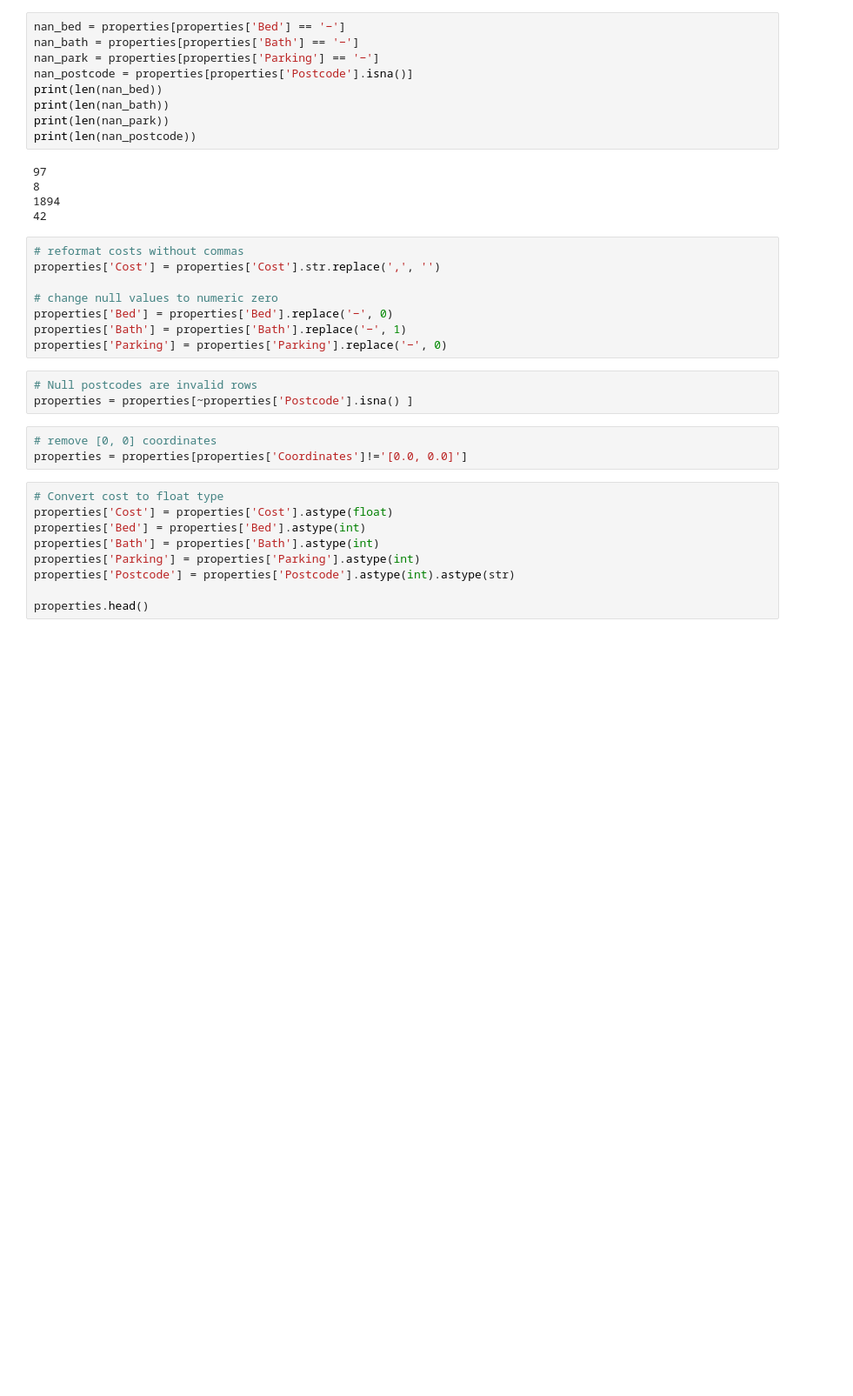
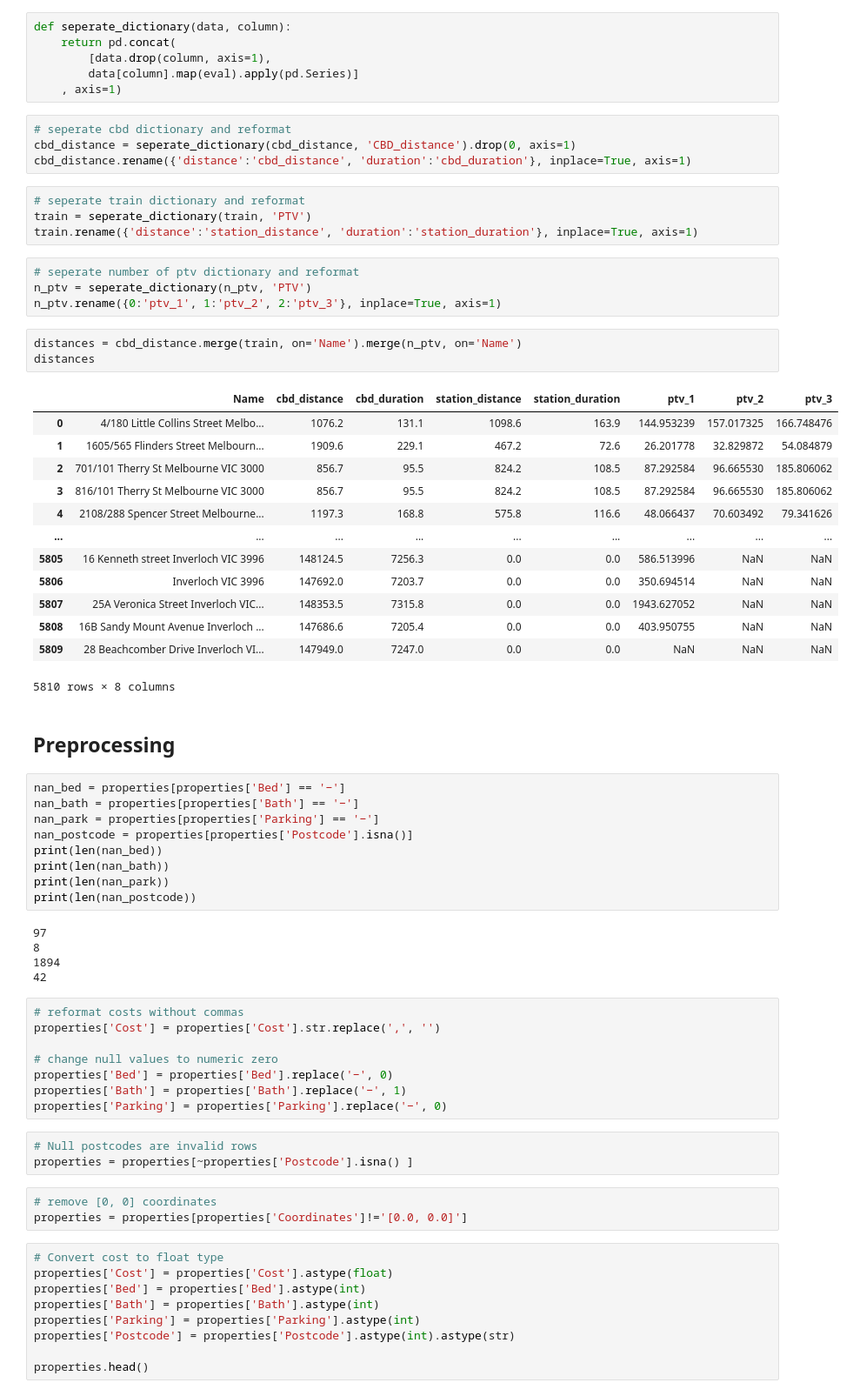
Before and after one commit to MAST30034-Applied-Data-Science/generic-real-estate-consulting-project-group-42, a Jupyter notebook: notebooks/preprocessing_properties.ipynb, the cells around one changed output. Shown: that part at 87% size. Drawn from its saved outputs; the diff is of its cells as text; blank space fills up the shorter version.

Commit message:
Merge distance datasets.

```diff
--- a/notebooks/preprocessing_properties.ipynb
+++ b/notebooks/preprocessing_properties.ipynb
@@ -20,3 +29,40 @@ properties.head()
+# %%
+def seperate_dictionary(data, column):
+    return pd.concat(
+        [data.drop(column, axis=1),
+        data[column].map(eval).apply(pd.Series)]
+    , axis=1)
+# %%
+# seperate cbd dictionary and reformat
+cbd_distance = seperate_dictionary(cbd_distance, 'CBD_distance').drop(0, axis=1)
+cbd_distance.rename({'distance':'cbd_distance', 'duration':'cbd_duration'}, inplace=True, axis=1)
+# %%
+# seperate train dictionary and reformat
+train = seperate_dictionary(train, 'PTV')
+train.rename({'distance':'station_distance', 'duration':'station_duration'}, inplace=True, axis=1)
+# %%
+# seperate number of ptv dictionary and reformat
+n_ptv = seperate_dictionary(n_ptv, 'PTV')
+n_ptv.rename({0:'ptv_1', 1:'ptv_2', 2:'ptv_3'}, inplace=True, axis=1)
+# %%
+distances = cbd_distance.merge(train, on='Name').merge(n_ptv, on='Name')
+distances
+# %% [output]
+|  | Name | cbd_distance | cbd_duration | station_distance | station_duration | ptv_1 | ptv_2 | ptv_3 |
+| 0 | 4/180 Little Collins Street Melbo... | 1076.2 | 131.1 | 1098.6 | 163.9 | 144.953239 | 157.017325 | 166.748476 |
+| 1 | 1605/565 Flinders Street Melbourn... | 1909.6 | 229.1 | 467.2 | 72.6 | 26.201778 | 32.829872 | 54.084879 |
+| 2 | 701/101 Therry St Melbourne VIC 3000 | 856.7 | 95.5 | 824.2 | 108.5 | 87.292584 | 96.665530 | 185.806062 |
+| 3 | 816/101 Therry St Melbourne VIC 3000 | 856.7 | 95.5 | 824.2 | 108.5 | 87.292584 | 96.665530 | 185.806062 |
+| 4 | 2108/288 Spencer Street Melbourne... | 1197.3 | 168.8 | 575.8 | 116.6 | 48.066437 | 70.603492 | 79.341626 |
+| ... | ... | ... | ... | ... | ... | ... | ... | ... |
+| 5805 | 16 Kenneth street Inverloch VIC 3996 | 148124.5 | 7256.3 | 0.0 | 0.0 | 586.513996 | NaN | NaN |
+| 5806 | Inverloch VIC 3996 | 147692.0 | 7203.7 | 0.0 | 0.0 | 350.694514 | NaN | NaN |
+| 5807 | 25A Veronica Street Inverloch VIC... | 148353.5 | 7315.8 | 0.0 | 0.0 | 1943.627052 | NaN | NaN |
+| 5808 | 16B Sandy Mount Avenue Inverloch ... | 147686.6 | 7205.4 | 0.0 | 0.0 | 403.950755 | NaN | NaN |
+| 5809 | 28 Beachcomber Drive Inverloch VI... | 147949.0 | 7247.0 | 0.0 | 0.0 | NaN | NaN | NaN |
+5810 rows × 8 columns
+# %% [markdown]
+## Preprocessing
 # %%
 nan_bed = properties[properties['Bed'] == '−']
 nan_bath = properties[properties['Bath'] == '−']
```
Also changed, not shown: parts of 4 cells of this notebook, 2 other files.
